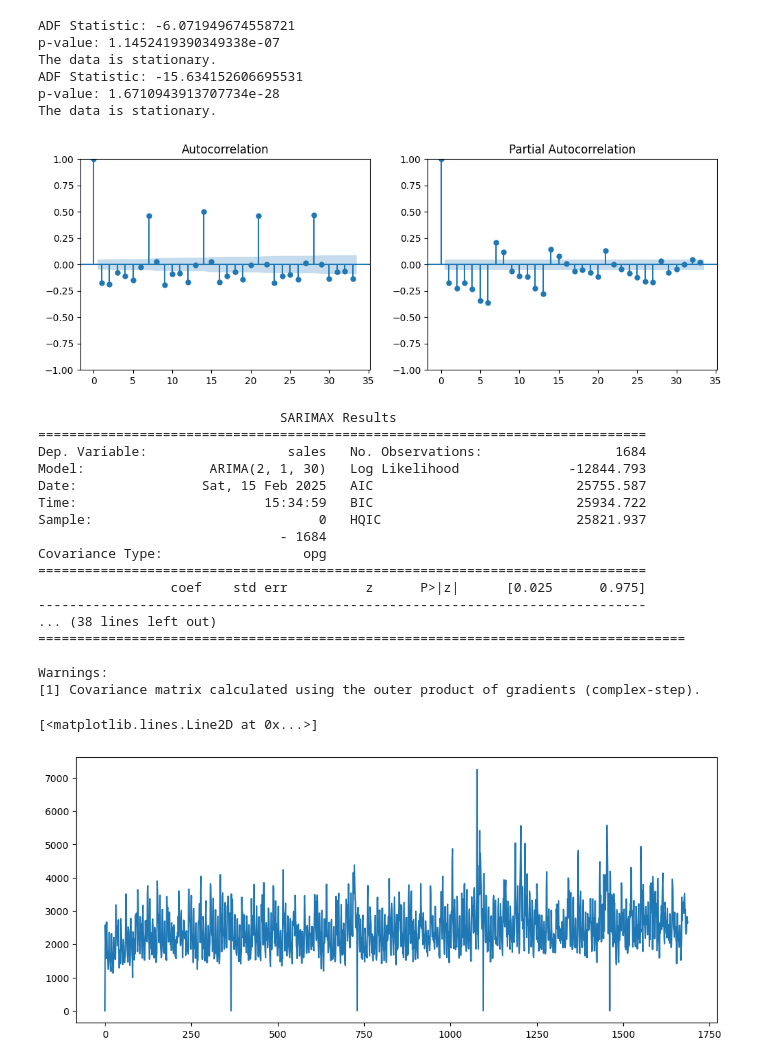
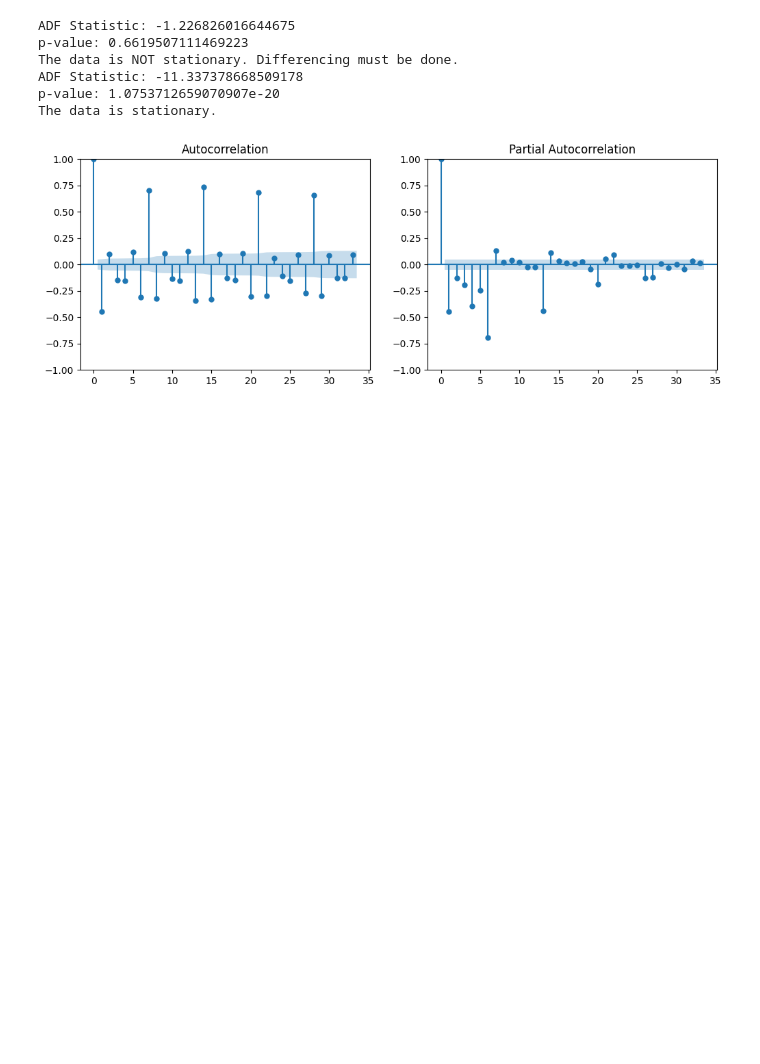
Before and after one commit to 8080509/Workshop-V-04-loc, a Jupyter notebook: time_series_arima.ipynb, the cells around one changed output. Drawn from its saved outputs; the diff is of its cells as text; code cells hidden in the pictures; blank space fills up the shorter version.

```diff
--- a/time_series_arima.ipynb
+++ b/time_series_arima.ipynb
@@ -6,8 +20,8 @@ import matplotlib.pyplot as plt
 # %%
 df = pd.read_csv('data/train.csv')
 # %%
-store_number = 10  # Change this to the desired store
-product_family = "GROCERY I"  # Change this to the desired product family
+store_number = 20  # Change this to the desired store
+product_family = "PRODUCE"  # Change this to the desired product family
 
 df_filtered = df[(df["store_nbr"] == store_number) & (df["family"] == product_family)].copy()
 
@@ -19,14 +33,14 @@ df_filtered['day'] = days
 df_filtered.set_index("day", inplace=True)
 
 # Keep only the sales column
-df_filtered = df_filtered[["sales"]]
+# df_filtered = df_filtered[["sales"]]
 
 # Sort
 df_filtered = df_filtered.sort_index()
 
 # Visualize sales over time
 plt.figure(figsize=(12, 5))
-plt.plot(df_filtered, label=f"Sales for {product_family} at Store {store_number}")
+plt.plot(df_filtered["sales"], label=f"Sales for {product_family} at Store {store_number}")
 plt.xlabel("Date")
 plt.ylabel("Sales")
 plt.title("Sales Time Series")
@@ -44,89 +58,36 @@ from statsmodels.tsa.arima.model import ARIMA
 
 def adf_test(series):
     result = adfuller(series)
     print(f"ADF Statistic: {result[0]}")
     print(f"p-value: {result[1]}")
     if result[1] < 0.05:
         print("The data is stationary.")
     else:
         print("The data is NOT stationary. Differencing must be done.")
 
 # Run the ADF test
 adf_test(df_filtered["sales"])
 
 
 # Carry out differencing
 
 df_filtered["sales_diff"] = df_filtered["sales"].diff().dropna()
 adf_test(df_filtered["sales_diff"].dropna())
 
 
 # Determine ARIMA parameters(for it we need these plots)
 
 from statsmodels.graphics.tsaplots import plot_acf, plot_pacf
 
 fig, axes = plt.subplots(1, 2, figsize=(12, 4))
 plot_acf(df_filtered["sales_diff"].dropna(), ax=axes[0])  # q value (MA component)
 plot_pacf(df_filtered["sales_diff"].dropna(), ax=axes[1])  # p value (AR component)
 plt.show()
-
-
-# fit model
-
-p, d, q = 2, 1, 30  # Adjust based on ACF/PACF values above, most likely not these
-
-model = ARIMA(df_filtered["sales"], order=(p, d, q))
-model_fit = model.fit()
-
-# Print model summary
-print(model_fit.summary())
-
-
-# To make predictions we forecast after N days
-
-# Forecasting 30 days into the future
-forecast_steps = 30
-forecast = model_fit.forecast(steps=forecast_steps)
-
-# Create future dates in dates format
-future_dates = pd.date_range(start=df_filtered.index[-1], periods=forecast_steps + 1, freq="D")[1:]
-
-# Convert forecast to DataFrame
-forecast_df = pd.DataFrame({"date": future_dates, "predicted_sales": forecast.values})
-
-# Plot results
-plt.figure(figsize=(12, 5))
-plt.plot(df_filtered.index, df_filtered["sales"], label="Historical Sales")
-# plt.plot(forecast_df["date"], forecast_df["predicted_sales"], label="Forecast", linestyle="dashed", color="red")
-# plt.xlabel("Date")
-# plt.ylabel("Sales")
-# plt.title(f"Sales Forecast for {product_family} at Store {store_number}")
-# plt.legend()
-# plt.show()
 # %% [output]
-ADF Statistic: -6.071949674558721
-p-value: 1.1452419390349338e-07
+ADF Statistic: -1.226826016644675
+p-value: 0.6619507111469223
+The data is NOT stationary. Differencing must be done.
+ADF Statistic: -11.337378668509178
+p-value: 1.0753712659070907e-20
 The data is stationary.
-ADF Statistic: -15.634152606695531
-p-value: 1.6710943913707734e-28
-The data is stationary.
-[figure, old version]
+[figure, new version]
-                               SARIMAX Results
-==============================================================================
-Dep. Variable:                  sales   No. Observations:                 1684
-Model:                ARIMA(2, 1, 30)   Log Likelihood              -12844.793
-Date:                Sat, 15 Feb 2025   AIC                          25755.587
-Time:                        15:34:59   BIC                          25934.722
-Sample:                             0   HQIC                         25821.937
-                               - 1684
-Covariance Type:                  opg
-==============================================================================
-                 coef    std err          z      P>|z|      [0.025      0.975]
-------------------------------------------------------------------------------
-... (38 lines left out)
-===================================================================================
-
-Warnings:
-[1] Covariance matrix calculated using the outer product of gradients (complex-step).
-[<matplotlib.lines.Line2D at 0x...>]
-[figure, removed]
```
Also changed, not shown: parts of 11 cells of this notebook, 5 other files.
